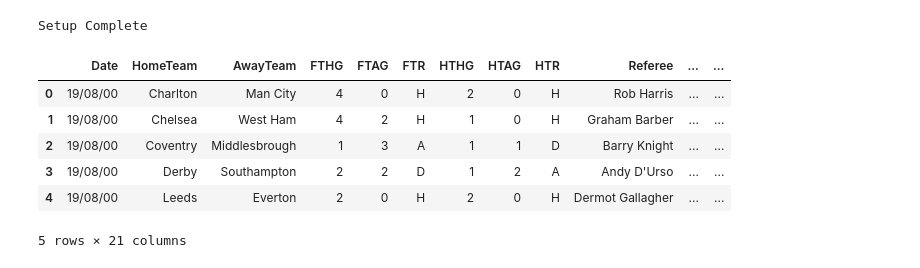
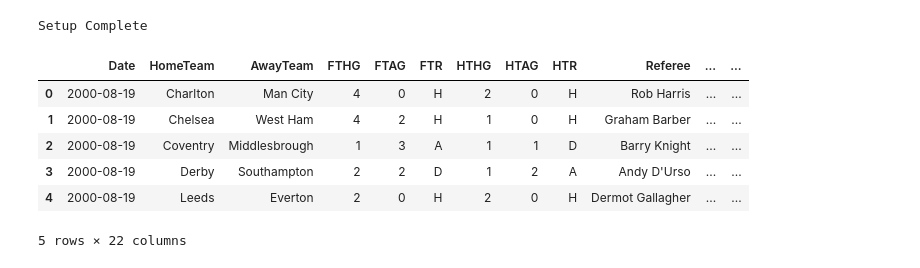
Before and after one commit to kadevirgil/CS4580_EDA, a Jupyter notebook: main.ipynb, the cells around one changed output. Saved outputs shown, nothing was run; the diff lists cells and outputs as text; code cells hidden in the pictures.

```diff
--- a/main.ipynb
+++ b/main.ipynb
@@ -38,26 +38,29 @@ season_2021_22 = pd.read_csv('data/2021-2022.csv')
 # %%
 # Required columns
 columns = ['Date', 'HomeTeam', 'AwayTeam', 'FTHG', 'FTAG', 'FTR', 'HTHG', 'HTAG', 'HTR',
-           'Referee', 'HS', 'AS', 'HST', 'AST', 'HC', 'AC', 'HF', 'AF', 'HY', 'AY', 'HR']
+           'Referee', 'HS', 'AS', 'HST', 'AST', 'HC', 'AC', 'HF', 'AF', 'HY', 'AY', 'HR', 'AR']
 
 # Combine all the dataframes into one with the required columns
 seasons = [season_2000_01, season_2001_02, season_2002_03, season_2003_04, season_2004_05, season_2005_06,
            season_2006_07, season_2007_08, season_2008_09, season_2009_10, season_2010_11, season_2011_12,
            season_2012_13, season_2013_14, season_2014_15, season_2015_16, season_2016_17, season_2017_18]
 
 # Combine all the dataframes into one with the required columns
 results_data = pd.concat([df[columns] for df in seasons], ignore_index=True)
 
+# Change the Date column to datetime format
+results_data['Date'] = pd.to_datetime(results_data['Date'], format='mixed', dayfirst=True)
+
 # Save the combined dataframe to a csv file
 results_data.to_csv('data/all_match_results.csv', index=False)
 
 # Display the first 5 rows of the combined dataframe
 results_data.head()
 # %% [output]
 |  | Date | HomeTeam | AwayTeam | FTHG | FTAG | FTR | HTHG | HTAG | HTR | Referee | ... | ... |
-| 0 | 19/08/00 | Charlton | Man City | 4 | 0 | H | 2 | 0 | H | Rob Harris | ... | ... |
-| 1 | 19/08/00 | Chelsea | West Ham | 4 | 2 | H | 1 | 0 | H | Graham Barber | ... | ... |
-| 2 | 19/08/00 | Coventry | Middlesbrough | 1 | 3 | A | 1 | 1 | D | Barry Knight | ... | ... |
-| 3 | 19/08/00 | Derby | Southampton | 2 | 2 | D | 1 | 2 | A | Andy D'Urso | ... | ... |
-| 4 | 19/08/00 | Leeds | Everton | 2 | 0 | H | 2 | 0 | H | Dermot Gallagher | ... | ... |
+| 0 | 2000-08-19 | Charlton | Man City | 4 | 0 | H | 2 | 0 | H | Rob Harris | ... | ... |
+| 1 | 2000-08-19 | Chelsea | West Ham | 4 | 2 | H | 1 | 0 | H | Graham Barber | ... | ... |
+| 2 | 2000-08-19 | Coventry | Middlesbrough | 1 | 3 | A | 1 | 1 | D | Barry Knight | ... | ... |
+| 3 | 2000-08-19 | Derby | Southampton | 2 | 2 | D | 1 | 2 | A | Andy D'Urso | ... | ... |
+| 4 | 2000-08-19 | Leeds | Everton | 2 | 0 | H | 2 | 0 | H | Dermot Gallagher | ... | ... |
-5 rows × 21 columns
+5 rows × 22 columns
```
Also changed, not shown: parts of 11 cells of this notebook.
